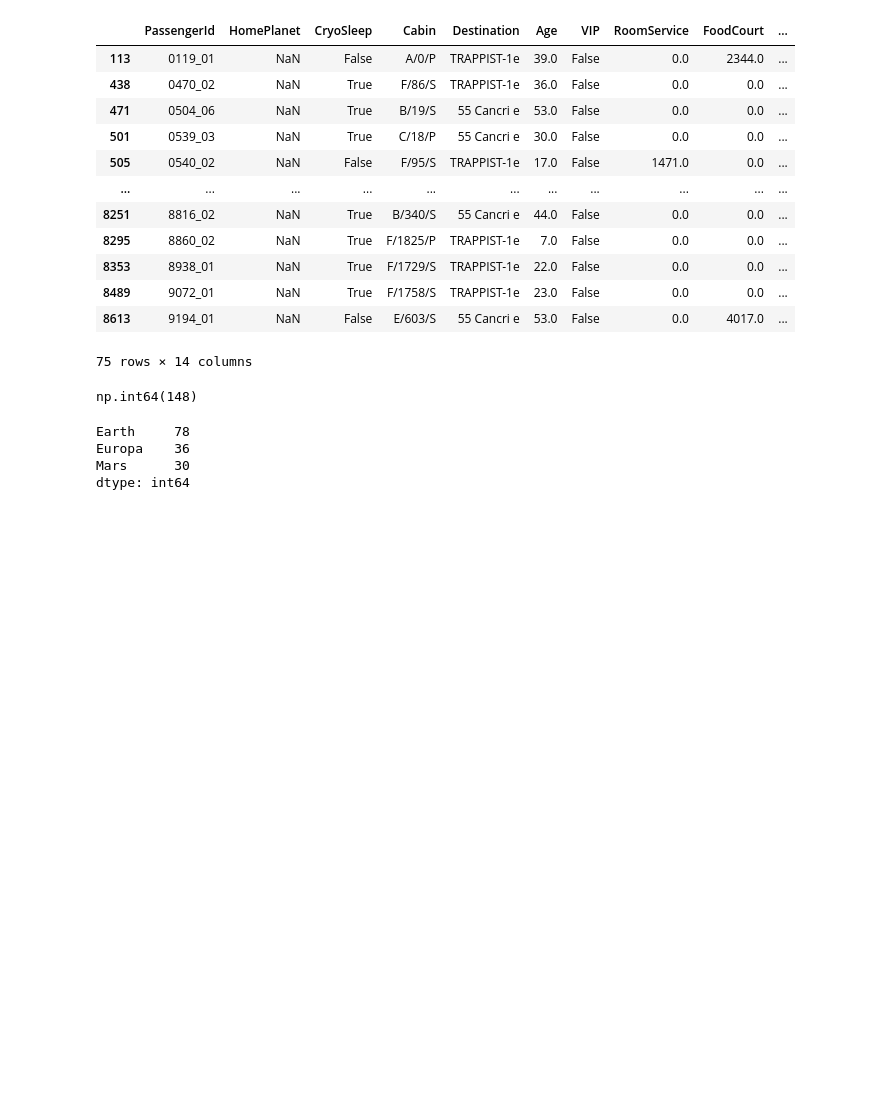
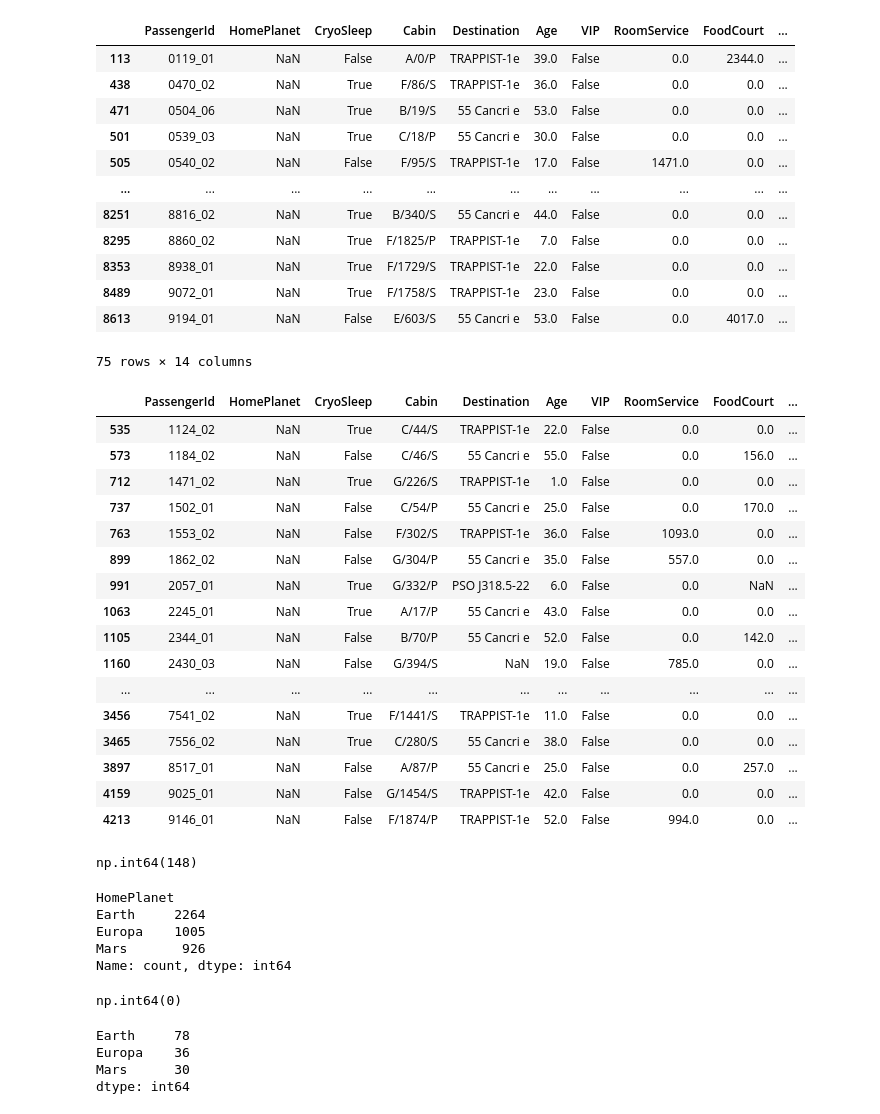
Before and after one commit to plamensve/ML_FINAL_PROJECT, a Jupyter notebook: notebooks/02.preprocessing.ipynb, the cells around one changed output. Cells and saved outputs as stored; diff of their text form; code cells hidden in the pictures; blank space fills up the shorter version.

```diff
--- a/notebooks/02.preprocessing.ipynb
+++ b/notebooks/02.preprocessing.ipynb
@@ -177,3 +199,6 @@ duplicates
 | 8691 | 9280_01 | Europa | False | E/608/S | 55 Cancri e | 32.0 | False | 0.0 | 1049.0 | ... |
 | 8692 | 9280_02 | Europa | False | E/608/S | TRAPPIST-1e | 44.0 | False | 126.0 | 4688.0 | ... |
 3266 rows × 14 columns
+# %%
+duplicates_ts = test_set[test_set['Cabin'].duplicated(keep=False)]
+duplicates_ts
@@ -195,6 +234,26 @@ duplicates[duplicates['HomePlanet'].isna()]
 | 8489 | 9072_01 | NaN | True | F/1758/S | TRAPPIST-1e | 23.0 | False | 0.0 | 0.0 | ... |
 | 8613 | 9194_01 | NaN | False | E/603/S | 55 Cancri e | 53.0 | False | 0.0 | 4017.0 | ... |
 75 rows × 14 columns
+# %%
+duplicates_ts[duplicates_ts['HomePlanet'].isna()]
+# %% [output]
+|  | PassengerId | HomePlanet | CryoSleep | Cabin | Destination | Age | VIP | RoomService | FoodCourt | ... |
+| 535 | 1124_02 | NaN | True | C/44/S | TRAPPIST-1e | 22.0 | False | 0.0 | 0.0 | ... |
+| 573 | 1184_02 | NaN | False | C/46/S | 55 Cancri e | 55.0 | False | 0.0 | 156.0 | ... |
+| 712 | 1471_02 | NaN | True | G/226/S | TRAPPIST-1e | 1.0 | False | 0.0 | 0.0 | ... |
+| 737 | 1502_01 | NaN | False | C/54/P | 55 Cancri e | 25.0 | False | 0.0 | 170.0 | ... |
+| 763 | 1553_02 | NaN | False | F/302/S | TRAPPIST-1e | 36.0 | False | 1093.0 | 0.0 | ... |
+| 899 | 1862_02 | NaN | False | G/304/P | 55 Cancri e | 35.0 | False | 557.0 | 0.0 | ... |
+| 991 | 2057_01 | NaN | True | G/332/P | PSO J318.5-22 | 6.0 | False | 0.0 | NaN | ... |
+| 1063 | 2245_01 | NaN | True | A/17/P | 55 Cancri e | 43.0 | False | 0.0 | 0.0 | ... |
+| 1105 | 2344_01 | NaN | False | B/70/P | 55 Cancri e | 52.0 | False | 0.0 | 142.0 | ... |
+| 1160 | 2430_03 | NaN | False | G/394/S | NaN | 19.0 | False | 785.0 | 0.0 | ... |
+| ... | ... | ... | ... | ... | ... | ... | ... | ... | ... | ... |
+| 3456 | 7541_02 | NaN | True | F/1441/S | TRAPPIST-1e | 11.0 | False | 0.0 | 0.0 | ... |
+| 3465 | 7556_02 | NaN | True | C/280/S | 55 Cancri e | 38.0 | False | 0.0 | 0.0 | ... |
+| 3897 | 8517_01 | NaN | False | A/87/P | 55 Cancri e | 25.0 | False | 0.0 | 257.0 | ... |
+| 4159 | 9025_01 | NaN | False | G/1454/S | TRAPPIST-1e | 42.0 | False | 0.0 | 0.0 | ... |
+| 4213 | 9146_01 | NaN | False | F/1874/P | TRAPPIST-1e | 52.0 | False | 994.0 | 0.0 | ... |
 # %%
 # Add HomePlanet for passengers who share the same cabin
 import importlib
@@ -212,6 +276,37 @@ training_set = pipeline_preprocessing.fit_transform(training_set)
 training_set['HomePlanet'].isna().sum()
 # %% [output]
 np.int64(148)
+# %%
+# Test set HomePlanet ratio
+test_set['HomePlanet'].value_counts()
+# %% [output]
+HomePlanet
+Earth     2264
+Europa    1005
+Mars       926
+Name: count, dtype: int64
+# %%
+# Filling the Nan values in the HomePlanet feature in Test set
+planet_ratios_ts = {
+    'Earth': 2264,
+    'Europa': 1005,
+    'Mars': 926
+}
+
+planets = list(planet_ratios_ts.keys())
+weights = np.array(list(planet_ratios_ts.values()))
+weights = weights / weights.sum()
+
+missing_mask = test_set['HomePlanet'].isna()
+
+test_set.loc[missing_mask, 'HomePlanet'] = np.random.choice(
+    planets,
+    size=missing_mask.sum(),
+    p=weights
+)
+test_set['HomePlanet'].isna().sum()
+# %% [output]
+np.int64(0)
 # %%
 planet_ratios = {
     'Earth': 52.94,
```
Also changed, not shown: parts of 35 cells of this notebook, 1 other file.
